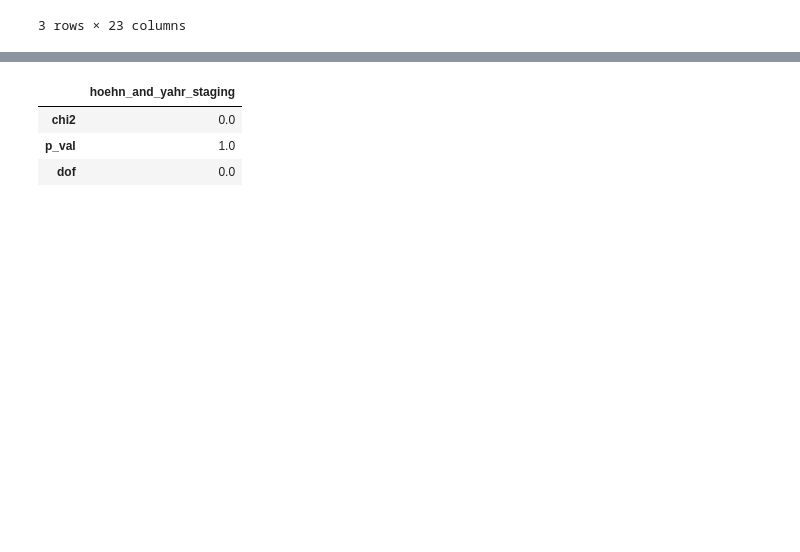
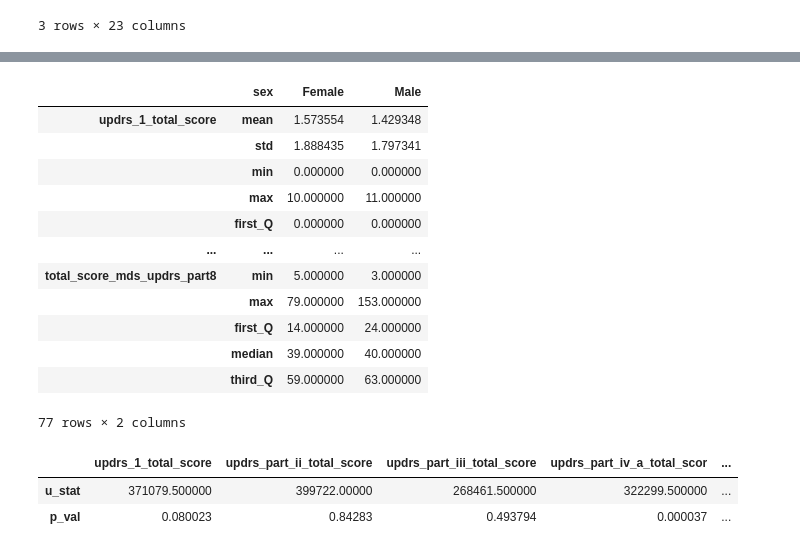
Before and after one commit to cge-tubingens/luxgiant-clinical, a Jupyter notebook: notebooks/patients_and_gender.ipynb, the cells around one changed output, grey strips where cells are left out. Saved outputs shown, nothing was run; the diff lists cells and outputs as text; code cells hidden in the pictures; blank space fills up the shorter version.

```diff
--- a/notebooks/patients_and_gender.ipynb
+++ b/notebooks/patients_and_gender.ipynb
@@ -215,11 +216,37 @@ lxc.chi_squared_conditioned(
-# %%
-mask = (df_cases['hyonoff']=='Off')
-df_cond = df_cases[mask].reset_index(drop=True)
-
-pd.crosstab(df_cond['hystage'], df_cond['sex'])
-lxc.chi_squared_tests(df_data=df_cond, variables=['hoehn_and_yahr_staging'], group_var='sex')
-# %% [output]
-|  | hoehn_and_yahr_staging |
-| chi2 | 0.0 |
-| p_val | 1.0 |
-| dof | 0.0 |
+# %%
+variables = [
+    'updrs_1_total_score', 'updrs_part_ii_total_score', 'updrs_part_iii_total_score', 'updrs_part_iv_a_total_scor',
+    'updrs_part_iv_b_total_scor', 'updrs_part_iv_c_total_scor', 'total_score_part_i', 'total_score_part_ii',
+    'total_score_part_iii', 'total_score_part_iv', 'total_score_mds_updrs_part8'
+]
+lxc.conditioned_descriptive_analytics_by_group(
+    df_data=df_cases,
+    variables=variables,
+    group_var='sex',
+    condition=('hyonoff', 'Off')
+)
+# %% [output]
+|  | sex | Female | Male |
+| updrs_1_total_score | mean | 1.573554 | 1.429348 |
+|  | std | 1.888435 | 1.797341 |
+|  | min | 0.000000 | 0.000000 |
+|  | max | 10.000000 | 11.000000 |
+|  | first_Q | 0.000000 | 0.000000 |
+| ... | ... | ... | ... |
+| total_score_mds_updrs_part8 | min | 5.000000 | 3.000000 |
+|  | max | 79.000000 | 153.000000 |
+|  | first_Q | 14.000000 | 24.000000 |
+|  | median | 39.000000 | 40.000000 |
+|  | third_Q | 59.000000 | 63.000000 |
+77 rows × 2 columns
+# %%
+lxc.conditioned_mann_whitney_by_groups(
+    df_data=df_cases,
+    variables=variables,
+    group_var='sex',
+    condition=('hyonoff', 'Off')
+)
+# %% [output]
+|  | updrs_1_total_score | updrs_part_ii_total_score | updrs_part_iii_total_score | updrs_part_iv_a_total_scor | ... |
+| u_stat | 371079.500000 | 399722.00000 | 268461.500000 | 322299.500000 | ... |
+| p_val | 0.080023 | 0.84283 | 0.493794 | 0.000037 | ... |
```
Also changed, not shown: parts of 1 cell of this notebook.
